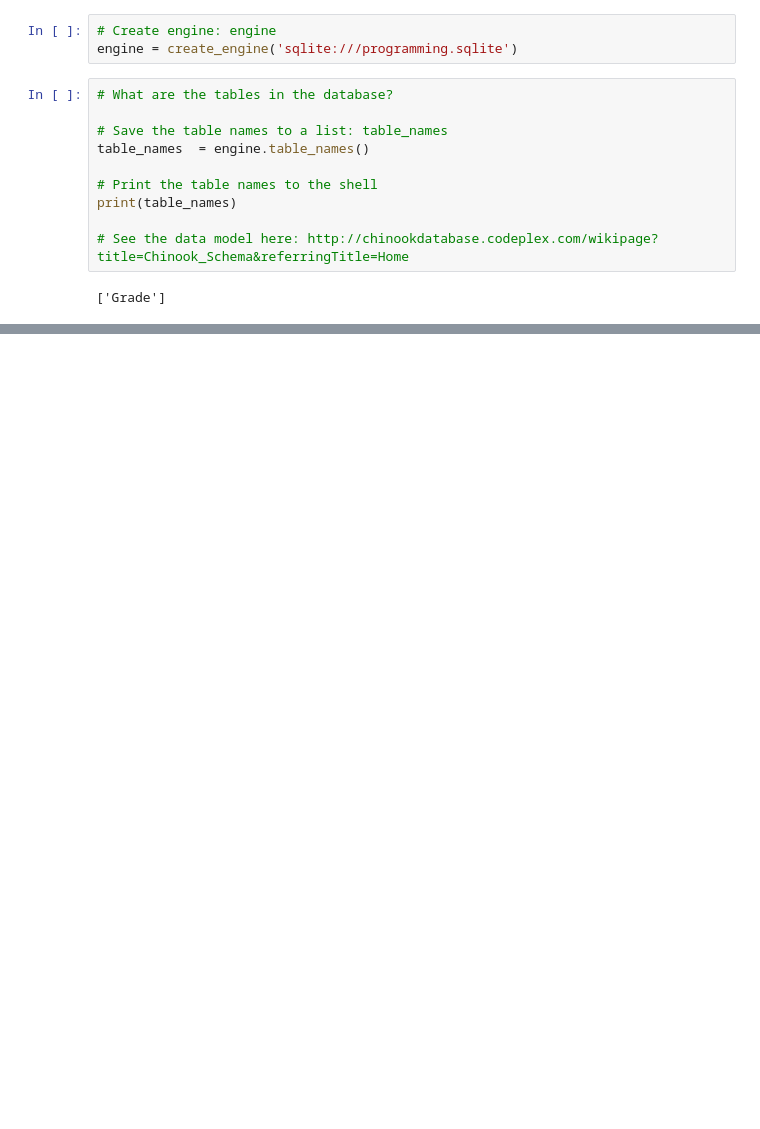
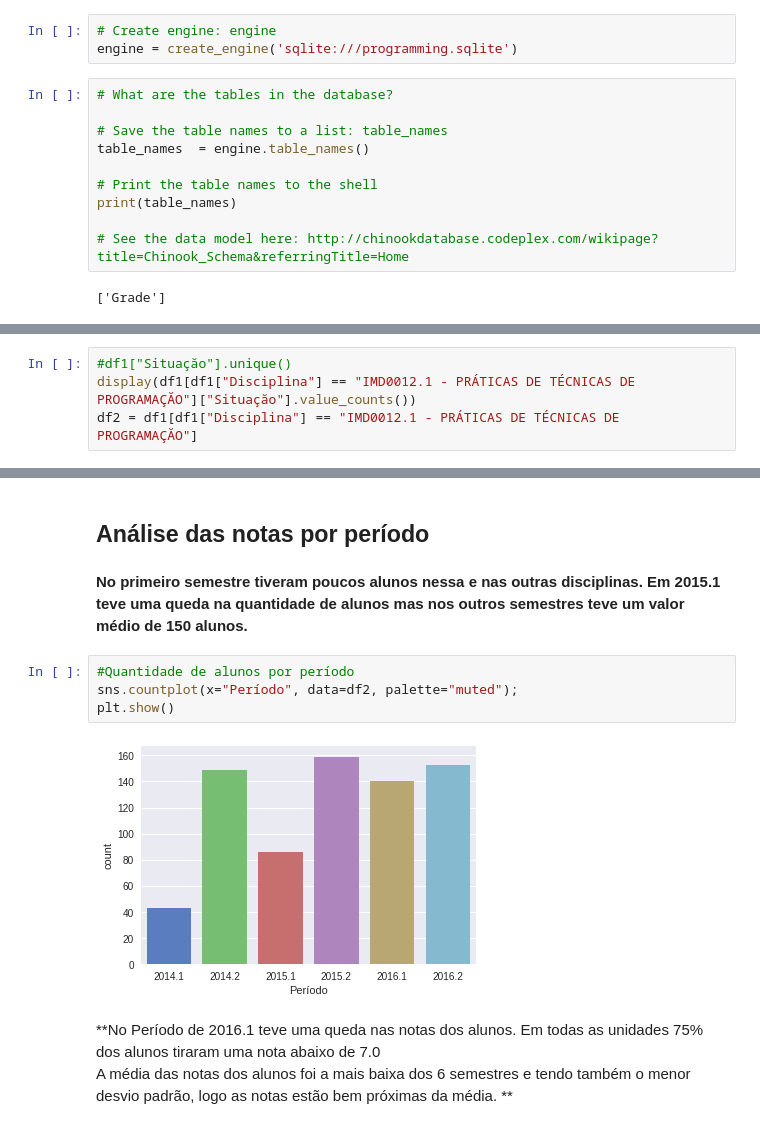
Before and after one commit to raivitor/Disc-Big-Data, a Jupyter notebook: Trabalho_Unidade_3/Atv_1/Programming_disciplines.ipynb, the cells around one changed output, grey strips where cells are left out. Saved outputs shown, nothing was run; the diff lists cells and outputs as text; blank space fills up the shorter version.

```diff
--- a/Trabalho_Unidade_3/Atv_1/Programming_disciplines.ipynb
+++ b/Trabalho_Unidade_3/Atv_1/Programming_disciplines.ipynb
@@ -132,0 +91,4 @@ KeyError: 'Unidade II'
+# %%
+#df1["Situaçăo"].unique()
+display(df1[df1["Disciplina"] == "IMD0012.1 - PRÁTICAS DE TÉCNICAS DE PROGRAMAÇĂO"]["Situaçăo"].value_counts())
+df2 = df1[df1["Disciplina"] == "IMD0012.1 - PRÁTICAS DE TÉCNICAS DE PROGRAMAÇĂO"]
@@ -132,0 +105,14 @@ KeyError: 'Unidade II'
+# %% [markdown]
+## Análise das notas por período<br>
+# %% [markdown]
+**No primeiro semestre tiveram poucos alunos nessa e nas outras disciplinas. Em 2015.1 teve uma queda na quantidade de alunos mas nos outros semestres teve um valor médio de 150 alunos.**
+# %%
+#Quantidade de alunos por período
+sns.countplot(x="Período", data=df2, palette="muted");
+plt.show()
+# %% [output]
+[figure, added]
+# %% [markdown]
+**No Período de 2016.1 teve uma queda nas notas dos alunos. Em todas as unidades 75% dos alunos tiraram uma nota abaixo de 7.0 <br>
+A média das notas dos alunos foi a mais baixa dos 6 semestres e tendo também o menor desvio padrão, logo as notas estão bem próximas da média.
+**
```
Also changed, not shown: parts of 20 cells of this notebook, 3 other files.
